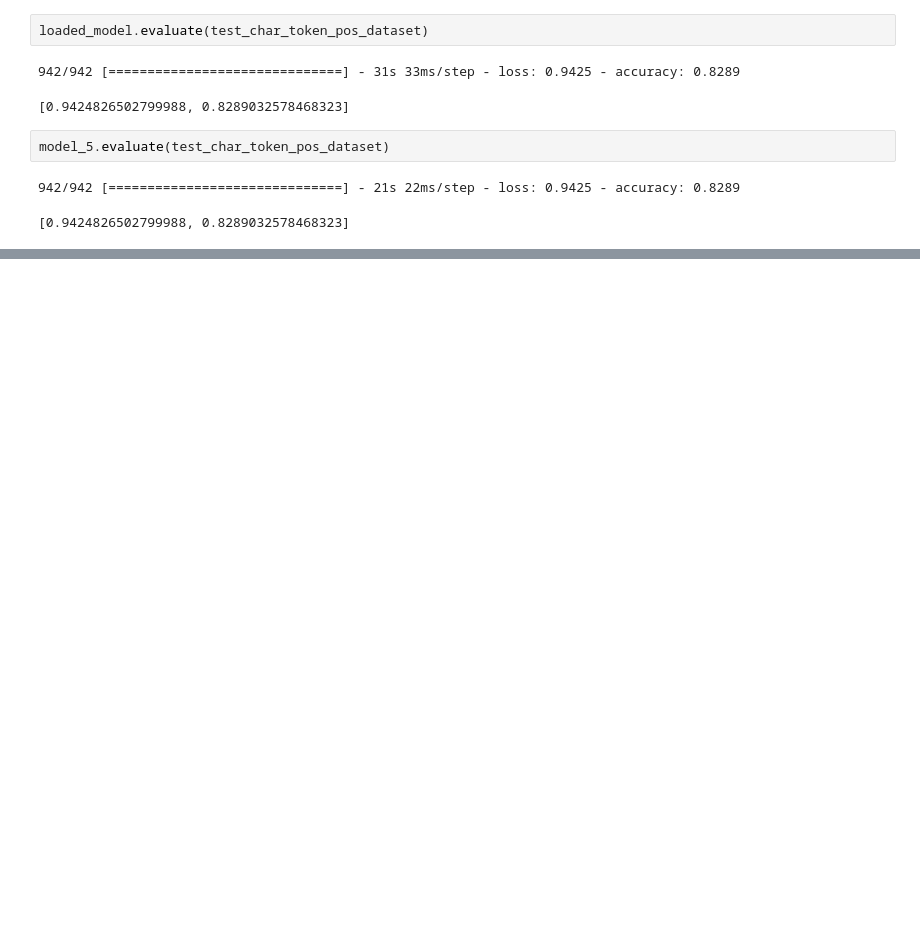
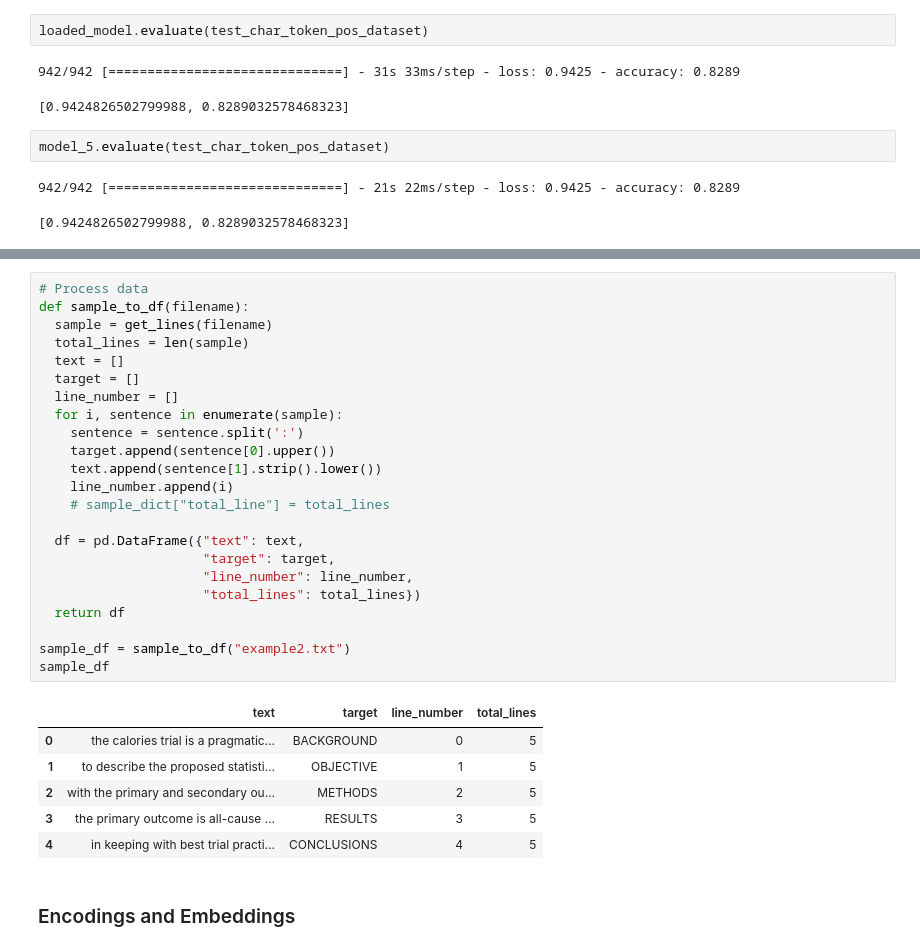
Before and after one commit to PengJuan-AI/TensorFlow_Study, a Jupyter notebook: 09_SkimLit_nlp_milestone_project.ipynb, the cells around one changed output, grey strips where cells are left out. Cells and saved outputs as stored; diff of their text form; blank space fills up the shorter version.

```diff
--- a/09_SkimLit_nlp_milestone_project.ipynb
+++ b/09_SkimLit_nlp_milestone_project.ipynb
@@ -1697,0 +1810,32 @@ model_5.evaluate(test_char_token_pos_dataset)
+# %%
+# Process data
+def sample_to_df(filename):
+  sample = get_lines(filename)
+  total_lines = len(sample)
+  text = []
+  target = []
+  line_number = []
+  for i, sentence in enumerate(sample):
+    sentence = sentence.split(':')
+    target.append(sentence[0].upper())
+    text.append(sentence[1].strip().lower())
+    line_number.append(i)
+    # sample_dict["total_line"] = total_lines
+
+  df = pd.DataFrame({"text": text,
+                     "target": target,
+                     "line_number": line_number,
+                     "total_lines": total_lines})
+  return df
+
+sample_df = sample_to_df("example2.txt")
+sample_df
+# %% [output]
+|  | text | target | line_number | total_lines |
+| 0 | the calories trial is a pragmatic... | BACKGROUND | 0 | 5 |
+| 1 | to describe the proposed statisti... | OBJECTIVE | 1 | 5 |
+| 2 | with the primary and secondary ou... | METHODS | 2 | 5 |
+| 3 | the primary outcome is all-cause ... | RESULTS | 3 | 5 |
+| 4 | in keeping with best trial practi... | CONCLUSIONS | 4 | 5 |
+# %% [markdown]
+### Encodings and Embeddings
```
Also changed, not shown: parts of 21 cells of this notebook.
